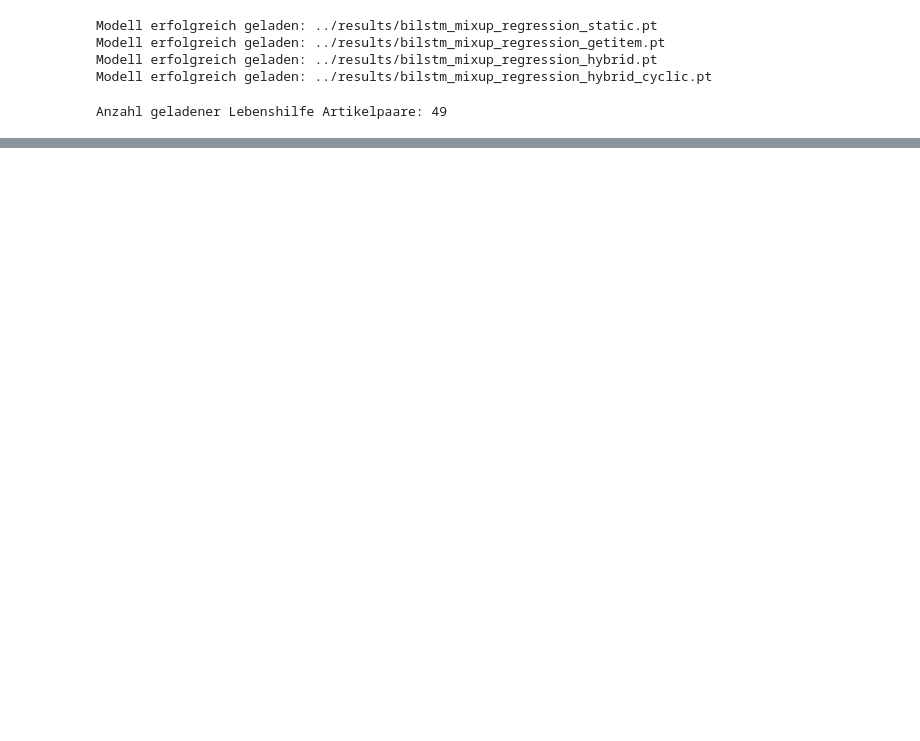
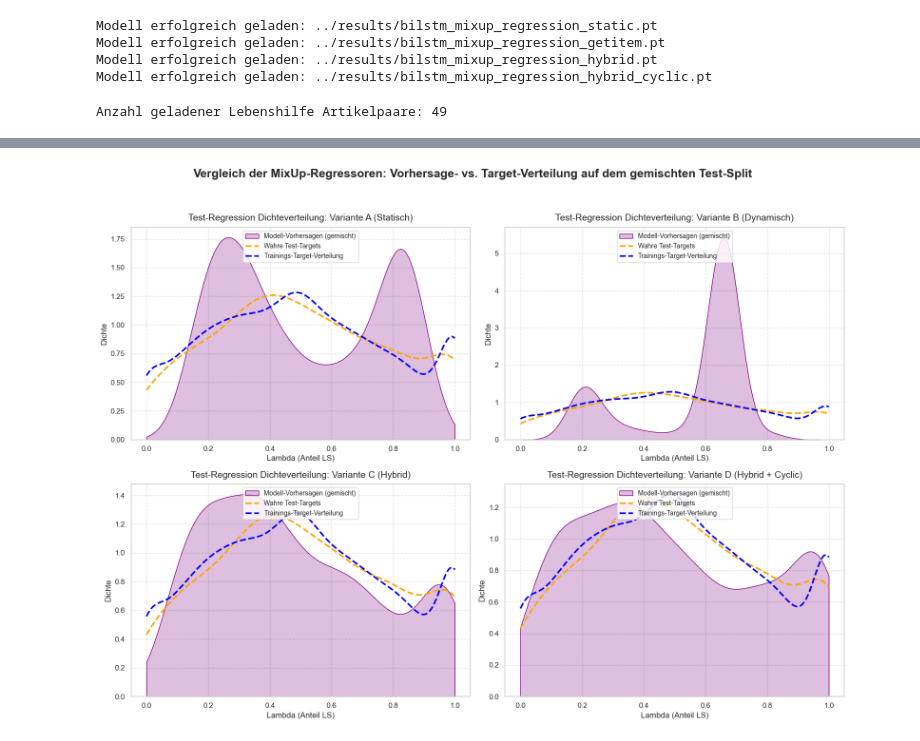
Before and after one commit to mcfiet/master-thesis, a Jupyter notebook: notebooks/4_mixup_model_evaluation.ipynb, the cells around one changed output, grey strips where cells are left out. Saved outputs shown, nothing was run; the diff lists cells and outputs as text; code cells hidden in the pictures; blank space fills up the shorter version.

```diff
--- a/notebooks/4_mixup_model_evaluation.ipynb
+++ b/notebooks/4_mixup_model_evaluation.ipynb
@@ -255,0 +527,47 @@ plt.show()
+# %%
+# 7. KDE-Plots (Dichteverteilungen) für die gemischte (MixUp) Regression auf dem Test-Split visualisieren
+fig, axes = plt.subplots(2, 2, figsize=(16, 12))
+axes = axes.ravel()
+
+for i, model_name in enumerate(models.keys()):
+    if models[model_name] is None:
+        continue
+
+    all_preds = []
+    all_targets = []
+
+    with torch.no_grad():
+        for batch_x, batch_y in test_regression_loader:
+            batch_x = batch_x.to(DEVICE)
+            preds = models[model_name](batch_x).squeeze()
+            if preds.ndim == 0:
+                preds = preds.unsqueeze(0)
+            all_preds.extend(preds.cpu().numpy())
+            all_targets.extend(batch_y.numpy())
+
+    # Vorhersage-Verteilung plotten (lila)
+    sns.kdeplot(all_preds, fill=True, color="purple", label="Modell-Vorhersagen (gemischt)", ax=axes[i], clip=(0.0, 1.0))
+
+    # Wahre Test-Targets überlagern (orange gestrichelt)
+    sns.kdeplot(all_targets, fill=False, color="orange", linestyle="--", linewidth=2.5, label="Wahre Test-Targets", ax=axes[i], clip=(0.0, 1.0))
+
+
+     # Trainings-Target-Verteilung überlagern
+    if train_targets is not None:
+        sns.kdeplot(train_targets, fill=False, color="blue", linestyle="--", linewidth=2.5, label="Trainings-Target-Verteilung", ax=axes[i], clip=(0.0, 1.0))
+
+
+    axes[i].set_title(f"Test-Regression Dichteverteilung: {model_name}", fontsize=14, pad=10)
+    axes[i].set_xlabel("Lambda (Anteil LS)", fontsize=12)
+    axes[i].set_ylabel("Dichte", fontsize=12)
+    axes[i].legend(fontsize=10, loc="upper center")
+    axes[i].set_xlim(-0.05, 1.05)
+    axes[i].grid(True, linestyle="--", alpha=0.6)
+
+plt.suptitle("Vergleich der MixUp-Regressoren: Vorhersage- vs. Target-Verteilung auf dem gemischten Test-Split", fontsize=18, weight="bold", y=0.98)
+plt.tight_layout(rect=[0, 0, 1, 0.95])
+reg_kde_plot_path = "../results/mixup_test_regression_kde.png"
+plt.savefig(reg_kde_plot_path, dpi=300)
+plt.show()
+# %% [output]
+[figure, added]
```
Also changed, not shown: parts of 10 cells of this notebook, 10 other files.
